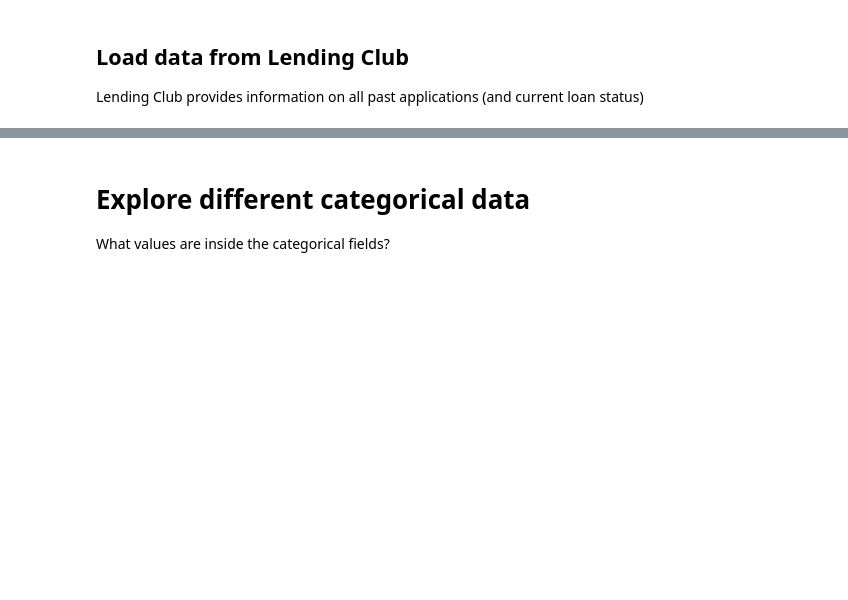
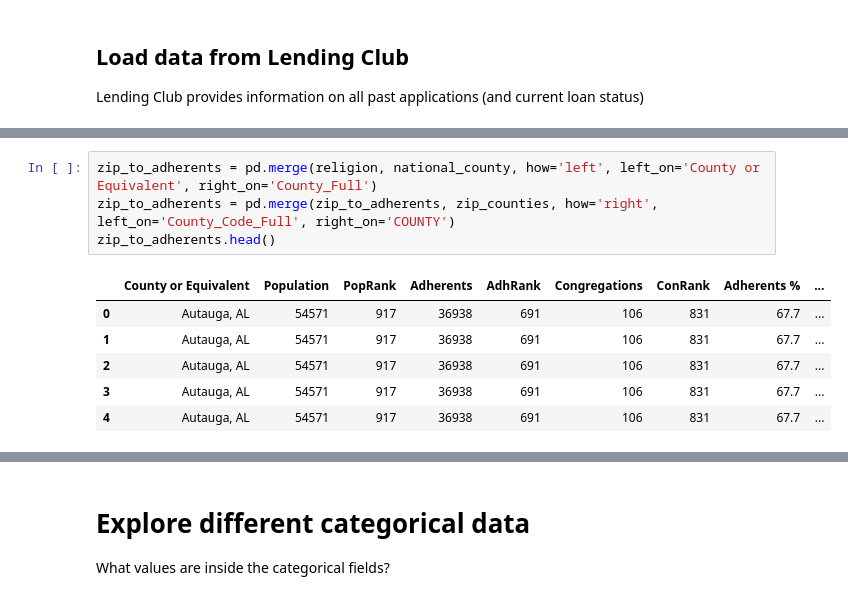
Before and after one commit to mschoeffler1/ds_portfolio, a Jupyter notebook: lending_club/LendingClub.ipynb, the cells around one changed output, grey strips where cells are left out. Saved outputs shown, nothing was run; the diff lists cells and outputs as text; blank space fills up the shorter version.

```diff
--- a/lending_club/LendingClub.ipynb
+++ b/lending_club/LendingClub.ipynb
@@ -96,0 +117,11 @@ past_loans.head(100)
+# %%
+zip_to_adherents = pd.merge(religion, national_county, how='left', left_on='County or Equivalent', right_on='County_Full')
+zip_to_adherents = pd.merge(zip_to_adherents, zip_counties, how='right', left_on='County_Code_Full', right_on='COUNTY')
+zip_to_adherents.head()
+# %% [output]
+|  | County or Equivalent | Population | PopRank | Adherents | AdhRank | Congregations | ConRank | Adherents % | ... |
+| 0 | Autauga, AL | 54571 | 917 | 36938 | 691 | 106 | 831 | 67.7 | ... |
+| 1 | Autauga, AL | 54571 | 917 | 36938 | 691 | 106 | 831 | 67.7 | ... |
+| 2 | Autauga, AL | 54571 | 917 | 36938 | 691 | 106 | 831 | 67.7 | ... |
+| 3 | Autauga, AL | 54571 | 917 | 36938 | 691 | 106 | 831 | 67.7 | ... |
+| 4 | Autauga, AL | 54571 | 917 | 36938 | 691 | 106 | 831 | 67.7 | ... |
```
Also changed, not shown: parts of 50 cells of this notebook.
